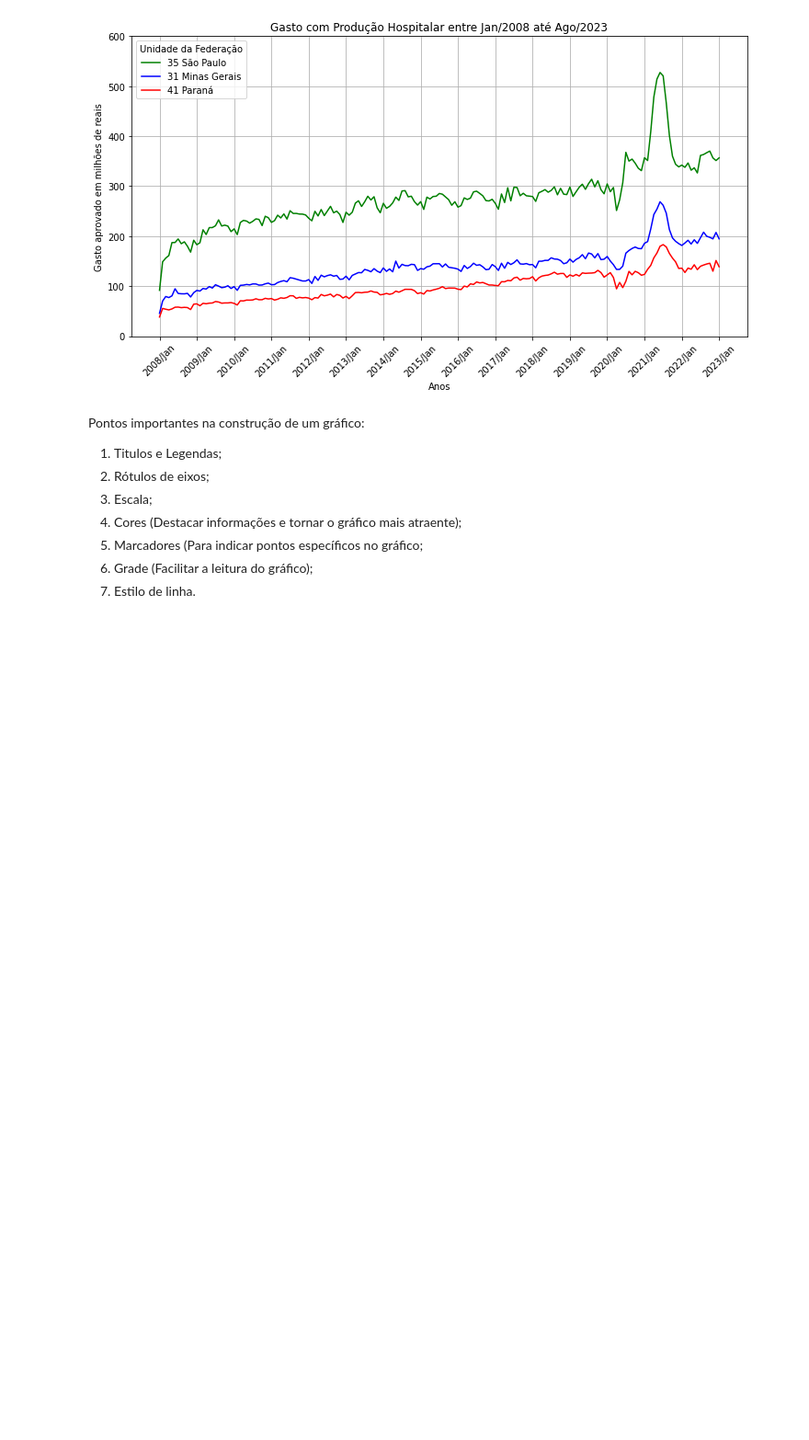
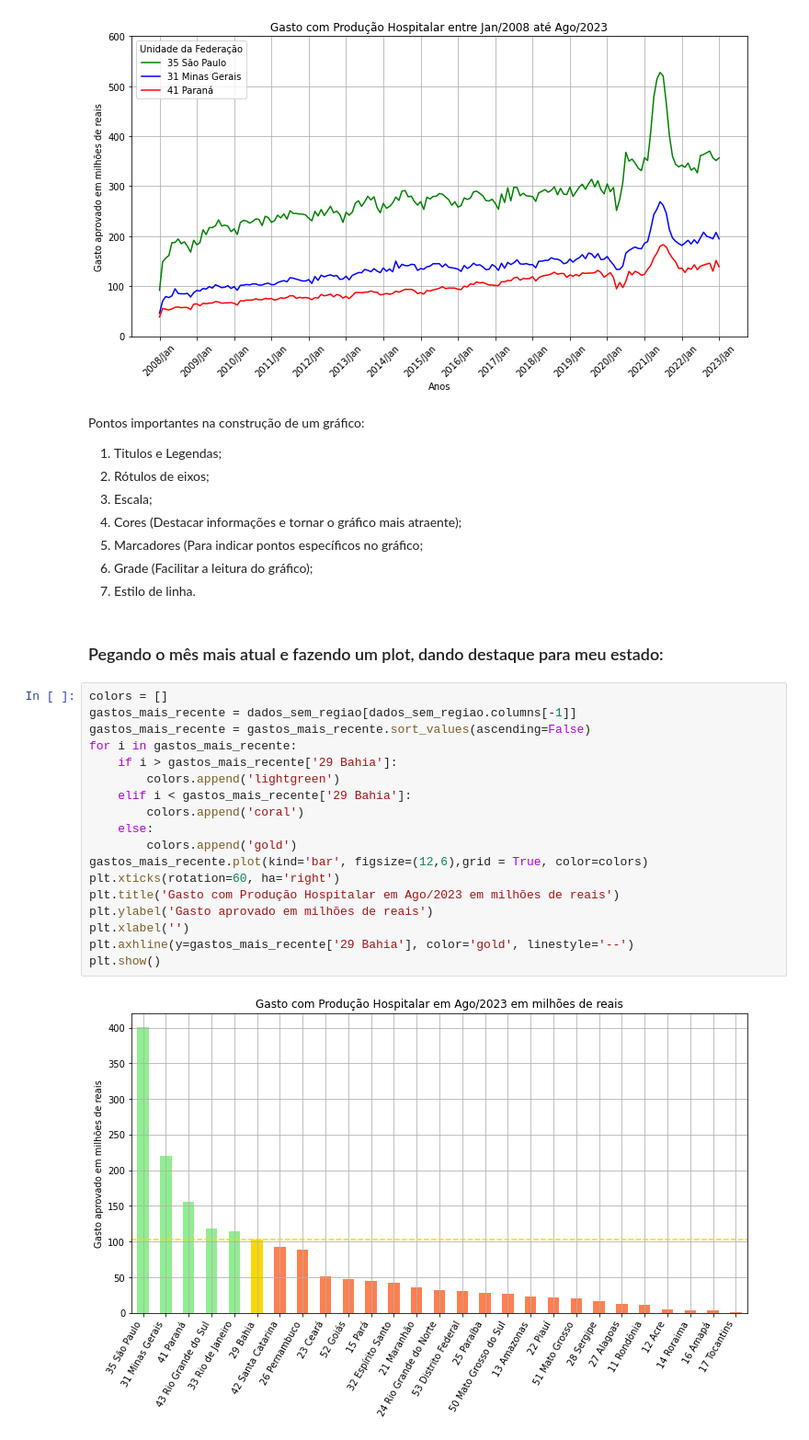
Before and after one commit to mvsampaio98/Data_Science, a Jupyter notebook: Estudos/FIAP/Fase1/1_Analise_Exploratoria_Dados.ipynb, the cells around one changed output. Shown at 92% size. Saved outputs shown, nothing was run; the diff lists cells and outputs as text; blank space fills up the shorter version.

```diff
--- a/Estudos/FIAP/Fase1/1_Analise_Exploratoria_Dados.ipynb
+++ b/Estudos/FIAP/Fase1/1_Analise_Exploratoria_Dados.ipynb
@@ -377,3 +377,25 @@ Pontos importantes na construção de um gráfico:
 5. Marcadores (Para indicar pontos específicos no gráfico;
 6. Grade (Facilitar a leitura do gráfico);
 7. Estilo de linha.
+# %% [markdown]
+### Pegando o mês mais atual e fazendo um plot, dando destaque para meu estado:
+# %%
+colors = []
+gastos_mais_recente = dados_sem_regiao[dados_sem_regiao.columns[-1]]
+gastos_mais_recente = gastos_mais_recente.sort_values(ascending=False)
+for i in gastos_mais_recente:
+    if i > gastos_mais_recente['29 Bahia']:
+        colors.append('lightgreen')
+    elif i < gastos_mais_recente['29 Bahia']:
+        colors.append('coral')
+    else:
+        colors.append('gold')
+gastos_mais_recente.plot(kind='bar', figsize=(12,6),grid = True, color=colors)
+plt.xticks(rotation=60, ha='right')
+plt.title('Gasto com Produção Hospitalar em Ago/2023 em milhões de reais')
+plt.ylabel('Gasto aprovado em milhões de reais')
+plt.xlabel('')
+plt.axhline(y=gastos_mais_recente['29 Bahia'], color='gold', linestyle='--')
+plt.show()
+# %% [output]
+[figure, added]
```
Also changed, not shown: parts of 3 cells of this notebook.
